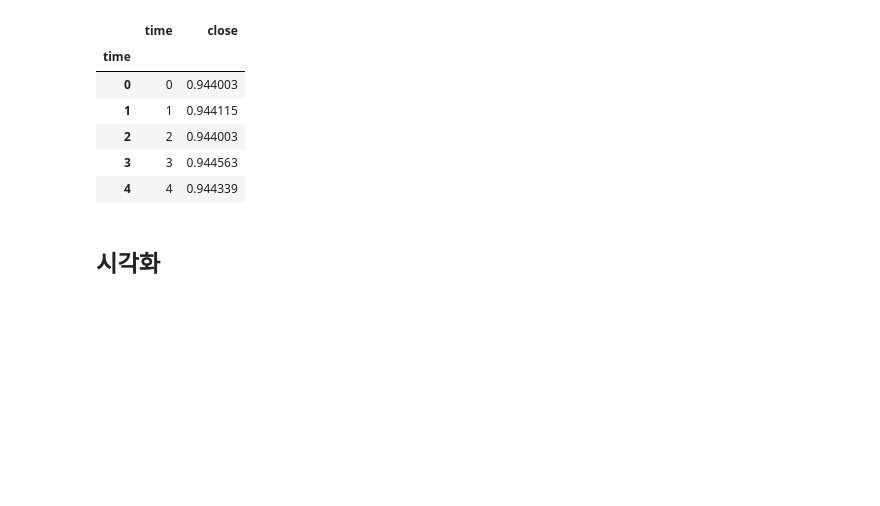
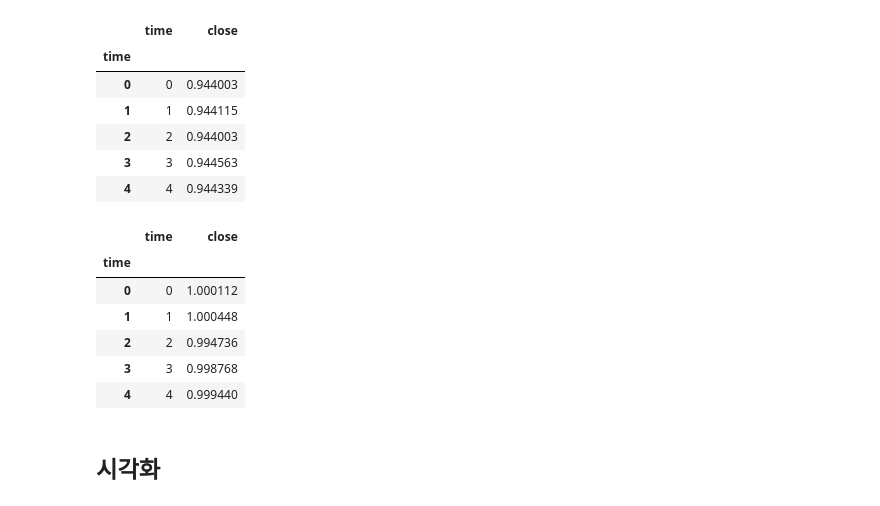
Before and after one commit to ParkJeongwoong/DACON_BitTrader_season_2, a Jupyter notebook: documents/LSTM.ipynb, the cells around one changed output. Saved outputs shown, nothing was run; the diff lists cells and outputs as text; code cells hidden in the pictures; blank space fills up the shorter version.

```diff
--- a/LSTM.ipynb
+++ b/documents/LSTM.ipynb
@@ -41,6 +37,16 @@ X_train.head()
 | 2 | 2 | 0.944003 |
 | 3 | 3 | 0.944563 |
 | 4 | 4 | 0.944339 |
+# %%
+y_train.head()
+# %% [output]
+|  | time | close |
+| time |  |  |
+| 0 | 0 | 1.000112 |
+| 1 | 1 | 1.000448 |
+| 2 | 2 | 0.994736 |
+| 3 | 3 | 0.998768 |
+| 4 | 4 | 0.999440 |
 # %% [markdown]
 ## 시각화
 # %%
```
Also changed, not shown: parts of 25 cells of this notebook, 4 other files.
